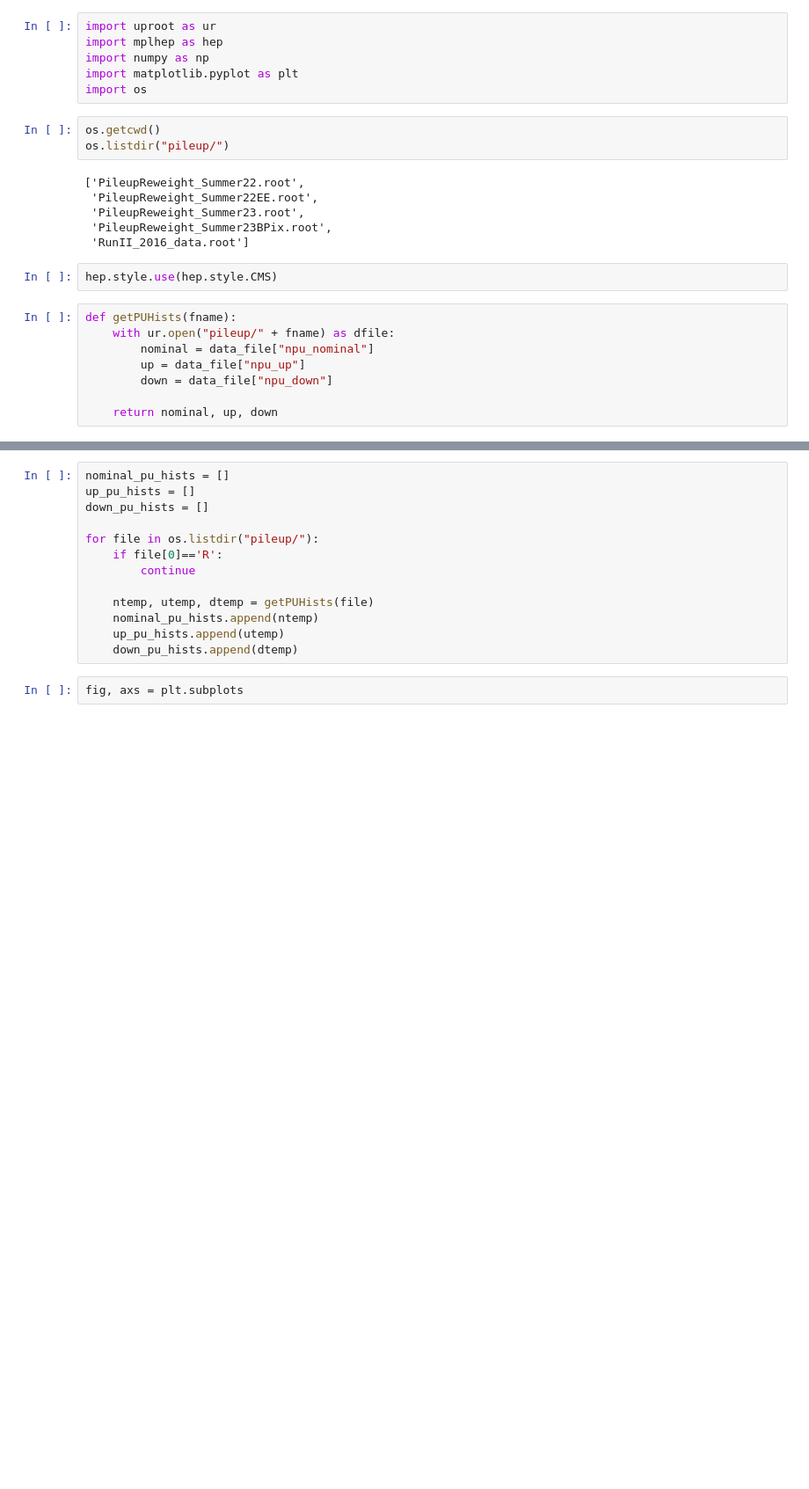
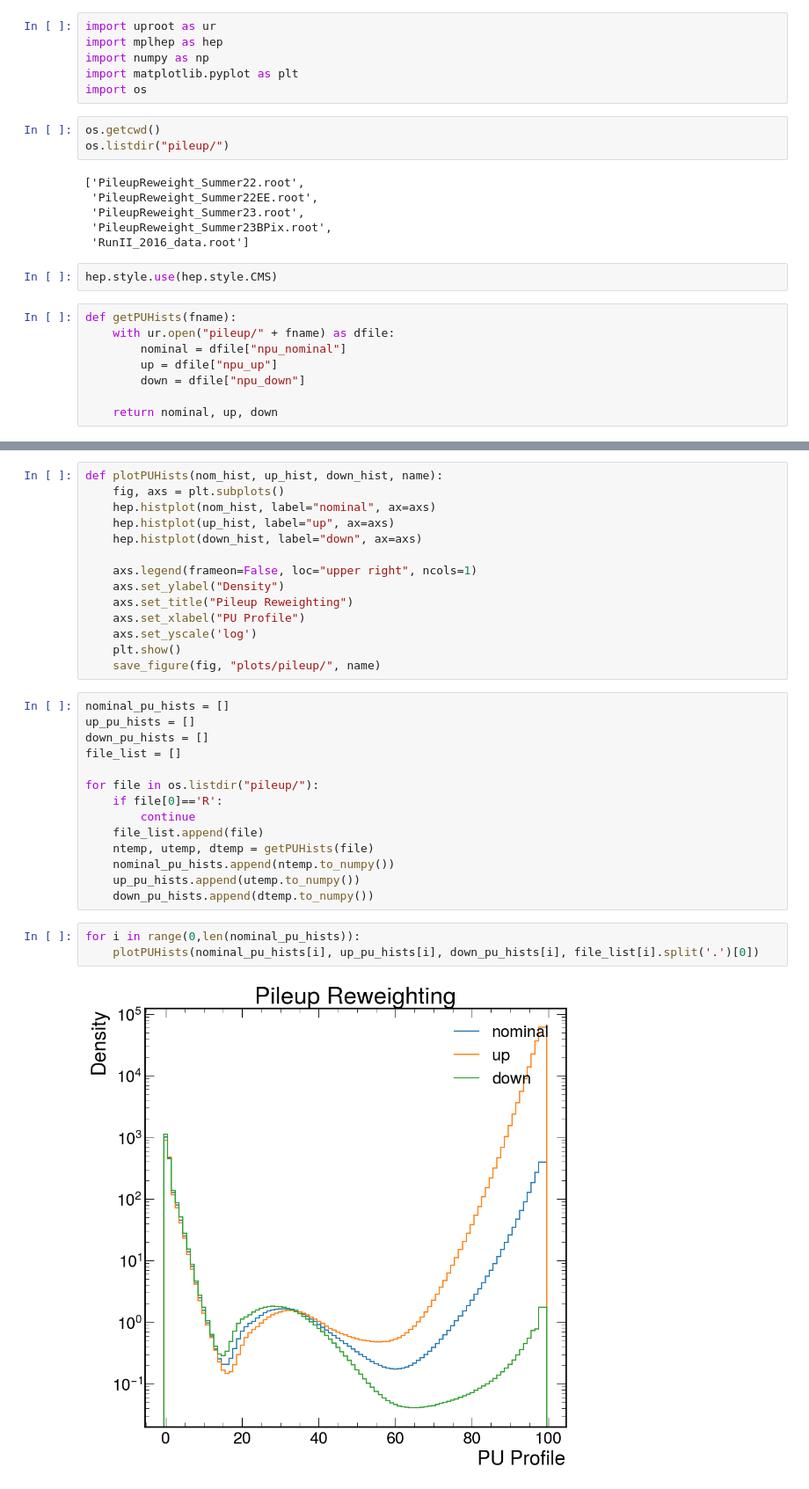
Before and after one commit to jiahuix7/HmmAnalysis, a Jupyter notebook: data/pu_weights_plot.ipynb, the cells around one changed output, grey strips where cells are left out. Shown at 88% size. Drawn from its saved outputs; the diff is of its cells as text; blank space fills up the shorter version.

Commit message:
added pileup plotting jupyter notebook

```diff
--- a/data/pu_weights_plot.ipynb
+++ b/data/pu_weights_plot.ipynb
@@ -18,8 +18,8 @@ hep.style.use(hep.style.CMS)
 # %%
 def getPUHists(fname):
     with ur.open("pileup/" + fname) as dfile:
-        nominal = data_file["npu_nominal"]
-        up = data_file["npu_up"]
-        down = data_file["npu_down"]
+        nominal = dfile["npu_nominal"]
+        up = dfile["npu_up"]
+        down = dfile["npu_down"]
 
     return nominal, up, down
@@ -26,15 +51,33 @@ def getPUHists(fname):
+# %%
+def plotPUHists(nom_hist, up_hist, down_hist, name):
+    fig, axs = plt.subplots()
+    hep.histplot(nom_hist, label="nominal", ax=axs)
+    hep.histplot(up_hist, label="up", ax=axs)
+    hep.histplot(down_hist, label="down", ax=axs)
+
+    axs.legend(frameon=False, loc="upper right", ncols=1)
+    axs.set_ylabel("Density")
+    axs.set_title("Pileup Reweighting")
+    axs.set_xlabel("PU Profile")
+    axs.set_yscale('log')
+    plt.show()
+    save_figure(fig, "plots/pileup/", name)
 # %%
 nominal_pu_hists = []
 up_pu_hists = []
 down_pu_hists = []
+file_list = []
 
 for file in os.listdir("pileup/"):
     if file[0]=='R':
         continue
-
+    file_list.append(file)
     ntemp, utemp, dtemp = getPUHists(file)
-    nominal_pu_hists.append(ntemp)
-    up_pu_hists.append(utemp)
-    down_pu_hists.append(dtemp)
+    nominal_pu_hists.append(ntemp.to_numpy())
+    up_pu_hists.append(utemp.to_numpy())
+    down_pu_hists.append(dtemp.to_numpy())
 # %%
-fig, axs = plt.subplots
+for i in range(0,len(nominal_pu_hists)):
+    plotPUHists(nominal_pu_hists[i], up_pu_hists[i], down_pu_hists[i], file_list[i].split('.')[0])
+# %% [output]
+[figure, added]
```
Also changed, not shown: parts of 3 cells of this notebook.
